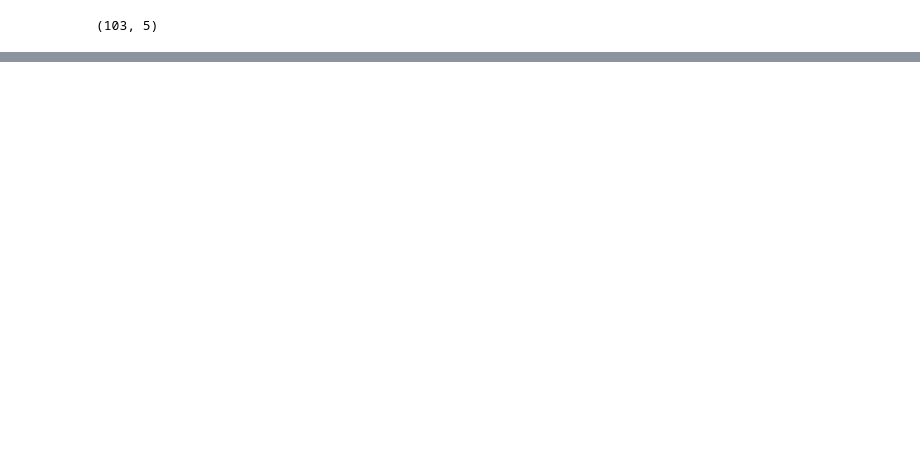
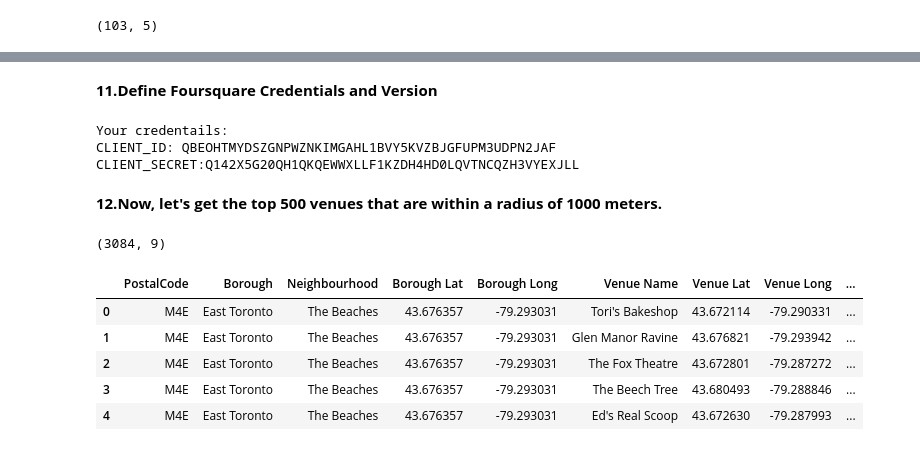
Before and after one commit to dushyantsapre/MyGitHub-Example, a Jupyter notebook: TorontoClustering.ipynb, the cells around one changed output, grey strips where cells are left out. Cells and saved outputs as stored; diff of their text form; code cells hidden in the pictures; blank space fills up the shorter version.

```diff
--- a/TorontoClustering.ipynb
+++ b/TorontoClustering.ipynb
@@ -121,0 +230,16 @@ df_merge.shape
+# %% [markdown]
+**11.Define Foursquare Credentials and Version**
+# %%
+CLIENT_ID = 'QBEOHTMYDSZGNPWZNKIMGAHL1BVY5KVZBJGFUPM3UDPN2JAF' # your Foursquare ID
+CLIENT_SECRET = 'Q142X5G20QH1QKQEWWXLLF1KZDH4HD0LQVTNCQZH3VYEXJLL' # your Foursquare Secret
+VERSION = '20180605' # Foursquare API version
+
+print('Your credentails:')
+print('CLIENT_ID: ' + CLIENT_ID)
+print('CLIENT_SECRET:' + CLIENT_SECRET)
+# %% [output]
+Your credentails:
+CLIENT_ID: QBEOHTMYDSZGNPWZNKIMGAHL1BVY5KVZBJGFUPM3UDPN2JAF
+CLIENT_SECRET:Q142X5G20QH1QKQEWWXLLF1KZDH4HD0LQVTNCQZH3VYEXJLL
+# %% [markdown]
+**12.Now, let's get the top 500 venues that are within a radius of 1000 meters.**
@@ -121,0 +274,17 @@ df_merge.shape
+# %%
+# convert the venues list into a new DataFrame
+venues_df = pd.DataFrame(venues)
+
+# define the column names
+venues_df.columns = ['PostalCode', 'Borough', 'Neighbourhood', 'Borough Lat', 'Borough Long', 'Venue Name', 'Venue Lat', 'Venue Long', 'Venue Category']
+
+print(venues_df.shape)
+venues_df.head()
+# %% [output]
+(3084, 9)
+|  | PostalCode | Borough | Neighbourhood | Borough Lat | Borough Long | Venue Name | Venue Lat | Venue Long | ... |
+| 0 | M4E | East Toronto | The Beaches | 43.676357 | -79.293031 | Tori's Bakeshop | 43.672114 | -79.290331 | ... |
+| 1 | M4E | East Toronto | The Beaches | 43.676357 | -79.293031 | Glen Manor Ravine | 43.676821 | -79.293942 | ... |
+| 2 | M4E | East Toronto | The Beaches | 43.676357 | -79.293031 | The Fox Theatre | 43.672801 | -79.287272 | ... |
+| 3 | M4E | East Toronto | The Beaches | 43.676357 | -79.293031 | The Beech Tree | 43.680493 | -79.288846 | ... |
+| 4 | M4E | East Toronto | The Beaches | 43.676357 | -79.293031 | Ed's Real Scoop | 43.672630 | -79.287993 | ... |
```
Also changed, not shown: parts of 61 cells of this notebook.
